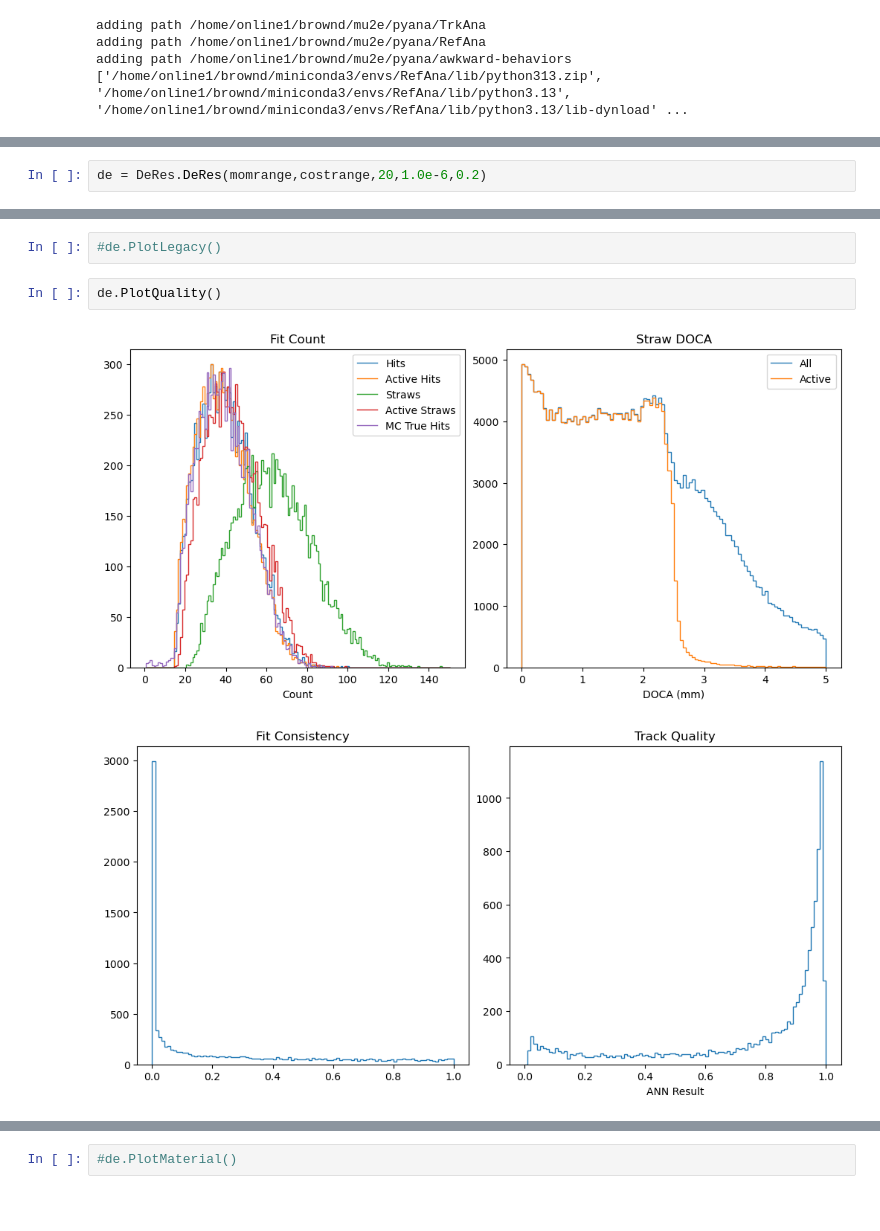
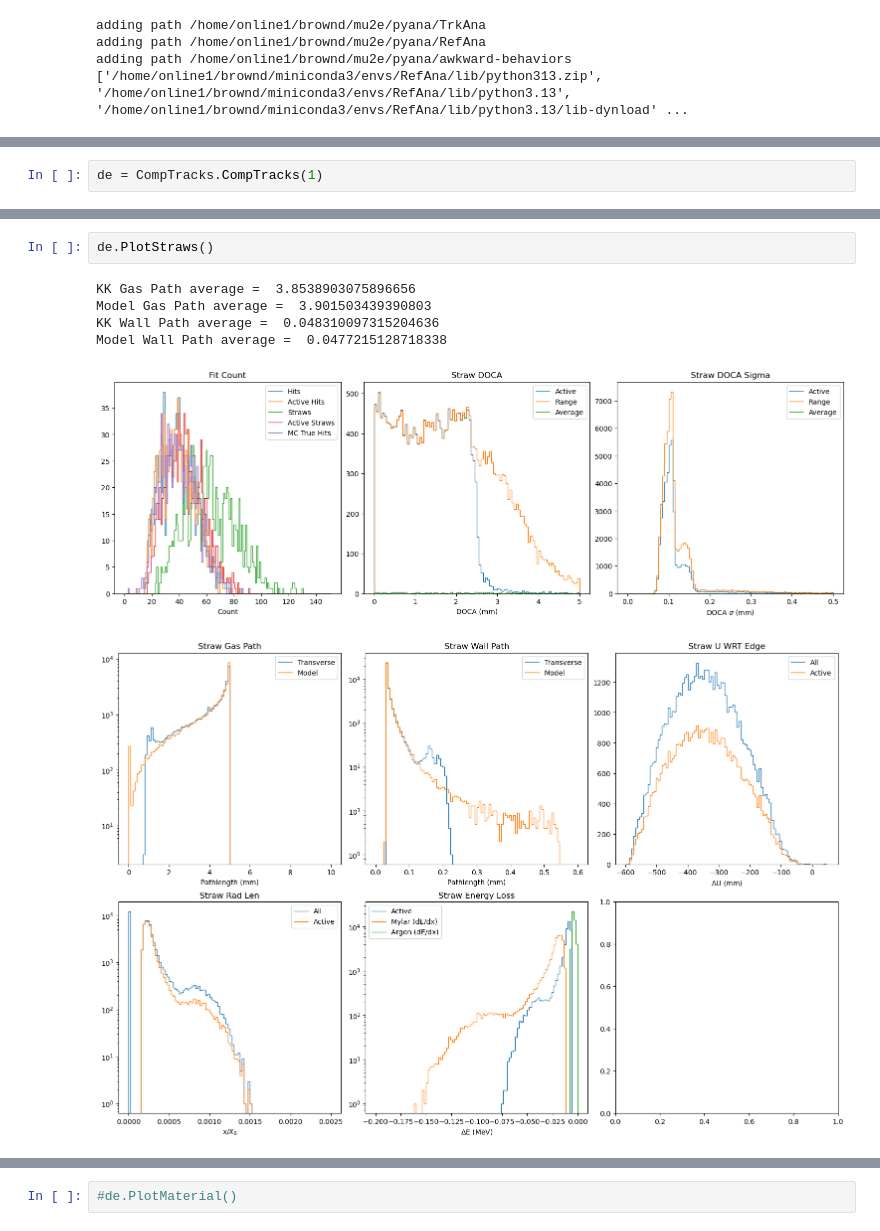
Before and after one commit to brownd1978/TrkAna, a Jupyter notebook: DeRes.ipynb, the cells around one changed output, grey strips where cells are left out. Cells and saved outputs as stored; diff of their text form; blank space fills up the shorter version.

```diff
--- a/DeRes.ipynb
+++ b/DeRes.ipynb
@@ -39,5 +19,5 @@ costrange = [0.5,0.8]
 # %%
-de = DeRes.DeRes(momrange,costrange,20,1.0e-6,0.2)
+de = CompTracks.CompTracks(1)
 # %%
 import numpy as np
 np.set_printoptions(precision=6)
@@ -47,7 +27,9 @@ Processing batch  0 1
-# %%
-#de.PlotLegacy()
 # %%
-de.PlotQuality()
+de.PlotStraws()
 # %% [output]
+KK Gas Path average =  3.8538903075896656
+Model Gas Path average =  3.901503439390803
+KK Wall Path average =  0.048310097315204636
+Model Wall Path average =  0.0477215128718338
-[figure, old version]
+[figure, new version]
-[figure, old version]
+[figure, new version]
```
Also changed, not shown: parts of 8 cells of this notebook, 4 other files.
